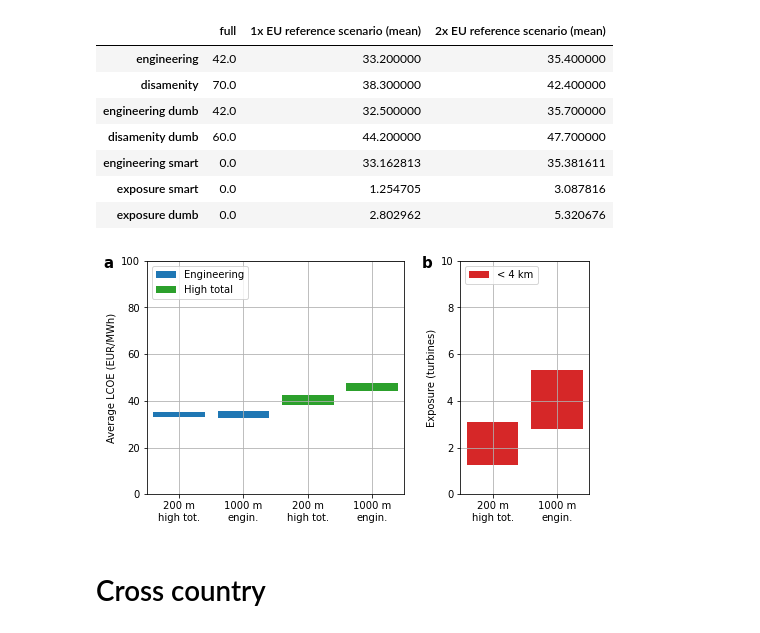
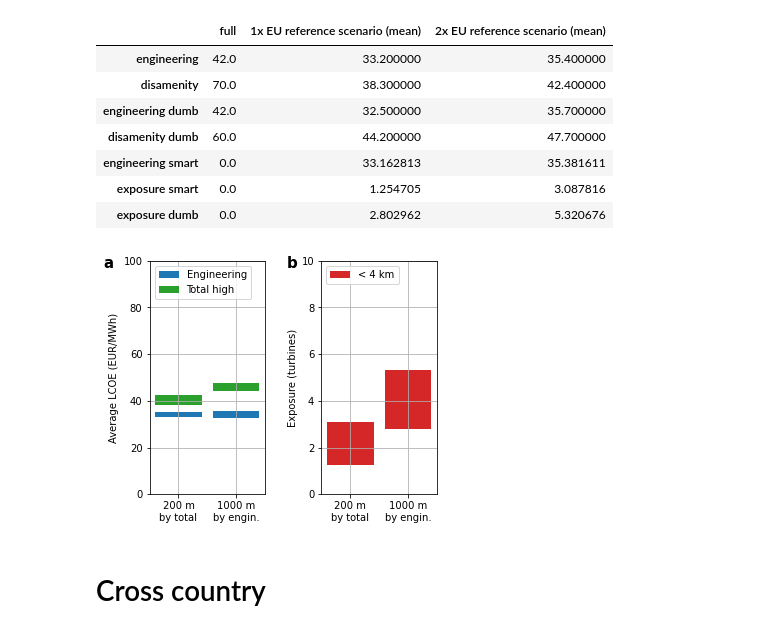
Before and after one commit to timtroendle/wind-onshore-cost-potential, a Jupyter notebook: notebooks/analysis.ipynb, the cells around one changed output. Drawn from its saved outputs; the diff is of its cells as text; code cells hidden in the pictures.

```diff
--- a/notebooks/analysis.ipynb
+++ b/notebooks/analysis.ipynb
@@ -94,3 +94,7 @@ SE     14.511699
 SI      0.312270
 SK      1.821950
 Name: 0, dtype: float64
+# %%
+population = pd.read_csv(f"../data/eurostat - population.csv", index_col=4)
+population = population[population['TIME_PERIOD']==2020]['OBS_VALUE']
+population
@@ -188,9 +230,9 @@ total_cost_high = (tmp['engineering'] + 10 * tmp['disamenity']).sort_values()
 
 ax[0].text(-0.14, 1.02, 'a', transform=ax[0].transAxes, fontsize=15, verticalalignment='top', fontweight="bold")
 
-ax[0].plot(cumulative_capacity, engineering_cost, label='Engineering')
-ax[0].plot(cumulative_capacity, total_cost_low, label='Low total')
-ax[0].plot(cumulative_capacity, total_cost_high, label='High total')
+ax[0].plot(cumulative_capacity, engineering_cost, label='Engineering cost')
+ax[0].plot(cumulative_capacity, total_cost_low, label='Total cost low')
+ax[0].plot(cumulative_capacity, total_cost_high, label='Total cost high')
 
 ax[0].fill_between([targets[c], 2*targets[c]], [0,0], [100,100], facecolor='grey', alpha=0.3, label='1-2x EU ref. scenario')
 
@@ -209,15 +251,15 @@ ax[1].text(-0.28, 1.02, 'b', transform=ax[1].transAxes, fontsize=15, verticalali
 for i, df in enumerate([engineering_cost, total_cost_low, total_cost_high]):
     ax[1].bar(
         i,
-        df.iloc[:int(targets[c]/2*1000*2)].mean()-df.iloc[:int(targets[c]/2*1000)].mean(),
-        bottom=df.iloc[:int(targets[c]/2*1000)].mean()
+        df.iloc[int(targets[c]/2*1000*2)]-df.iloc[int(targets[c]/2*1000)],
+        bottom=df.iloc[int(targets[c]/2*1000)]
     )
 #ax[1].text(1, 20, 'Lower end: 1x EU\nreference scenario', ha='center', va='center', bbox={'facecolor': 'white', 'edgecolor': 'grey'})
 #ax[1].text(1, 55, 'Upper end: 2x EU\nreference scenario', ha='center', va='center', bbox={'facecolor': 'white', 'edgecolor': 'grey'})
 ax[1].set_xticks([0, 1, 2])
-ax[1].set_xticklabels(['Engin.','Low\ntotal','High\ntotal'])
+ax[1].set_xticklabels(['Engin.','Total\nlow','Total\nhigh'])
 ax[1].set_ylim(0, 100)
-ax[1].set_ylabel('\nAverage LCOE (EUR/MWh)')
+ax[1].set_ylabel('\nMarginal LCOE (EUR/MWh)')
 ax[1].grid()
 
 plt.tight_layout()
@@ -326,7 +368,7 @@ fig = plt.figure(figsize=[12,5])
 ax1 = fig.add_subplot(131)
 ax1.text(0.02, 1.1, 'a', transform=ax1.transAxes, fontsize=15, verticalalignment='top', fontweight="bold")
 
-tmp_eng = tmp.fillna(0).sort_values('engineering').reset_index(drop=True)[list(range(1, 5))].cumsum() / 81_000_000
+tmp_eng = tmp.fillna(0).sort_values('engineering').reset_index(drop=True)[list(range(1, 5))].cumsum() / population[c]
 
 bottom = 0
 for d in range(1, 5):
@@ -336,7 +378,7 @@ for d in range(1, 5):
 highlight()
 
 plt.xlabel('Cumulative capacity (GW)')
-plt.ylabel('Exposure (turbines/capita)')
+plt.ylabel('Exposure (turbines)')
 plt.xlim(0, 2.2*targets[c])
 plt.ylim(0, 10)
 
@@ -709,51 +775,51 @@ kpi #/ tmp.loc['engineering']
 | exposure smart | 0.0 | 1.254705 | 3.087816 |
 | exposure dumb | 0.0 | 2.802962 | 5.320676 |
 # %%
-fig, ax = plt.subplots(1, 2, figsize=(7, 4), sharex='col', gridspec_kw={'width_ratios': [2, 1]})
+fig, ax = plt.subplots(1, 2, figsize=(5, 4), sharex='col', gridspec_kw={'width_ratios': [1, 1]})
 
-ax[0].text(-0.17, 1.02, 'a', transform=ax[0].transAxes, fontsize=15, verticalalignment='top', fontweight="bold")
+ax[0].text(-0.4, 1.02, 'a', transform=ax[0].transAxes, fontsize=15, verticalalignment='top', fontweight="bold")
 
 for i, df in enumerate([kpi.loc[['engineering smart', 'engineering dumb']], kpi.loc[['disamenity', 'disamenity dumb']]]):
     ax[0].bar(
-        range(i*len(df), i*len(df)+len(df)),
+        range(len(df)),
         df['2x EU reference scenario (mean)']-df['1x EU reference scenario (mean)'],
         bottom=df['1x EU reference scenario (mean)'],
         color='tab:blue' if i==0 else 'tab:green',
-        label='Engineering' if i==0 else 'High total'
+        label='Engineering' if i==0 else 'Total high'
     )
 
-ax[0].set_xlim([-0.5, 3.5])
-ax[0].set_xticks([0, 1, 2, 3])
-ax[0].set_xticklabels(['200 m\nhigh tot.','1000 m\nengin.', '200 m\nhigh tot.','1000 m\nengin.'])
+ax[0].set_xlim([-0.5, 1.5])
+ax[0].set_xticks([0, 1])
+ax[0].set_xticklabels(['200 m\nby total','1000 m\nby engin.'])
 ax[0].set_ylim(0, 100)
 ax[0].set_ylabel('Average LCOE (EUR/MWh)')
 ax[0].grid()
 ax[0].legend(loc='upper left')
 
 
 ax[1].text(-0.3, 1.02, 'b', transform=ax[1].transAxes, fontsize=15, verticalalignment='top', fontweight="bold")
 
 for i, df in enumerate([kpi.loc[['exposure smart', 'exposure dumb']]]):
     ax[1].bar(
         range(i*len(df), i*len(df)+len(df)),
         df['2x EU reference scenario (mean)']-df['1x EU reference scenario (mean)'],
         bottom=df['1x EU reference scenario (mean)'],
         color='tab:red',
         label='< 4 km'
     )
 
 ax[1].set_xlim([-0.5, 1.5])
 ax[1].set_xticks([0, 1])
-ax[1].set_xticklabels(['200 m\nhigh tot.','1000 m\nengin.'])
+ax[1].set_xticklabels(['200 m\nby total','1000 m\nby engin.'])
 ax[1].set_ylim(0, 10)
 ax[1].set_ylabel('\nExposure (turbines)')
 ax[1].grid()
 ax[1].legend(loc='upper left')
 
 plt.tight_layout()
 plt.savefig('Figure 8.png', dpi=300)
 # %% [output]
-[figure, old version]
+[figure, new version]
 # %% [markdown]
 # Cross country
 # %%
```
Also changed, not shown: parts of 23 cells of this notebook, 2 other files.
